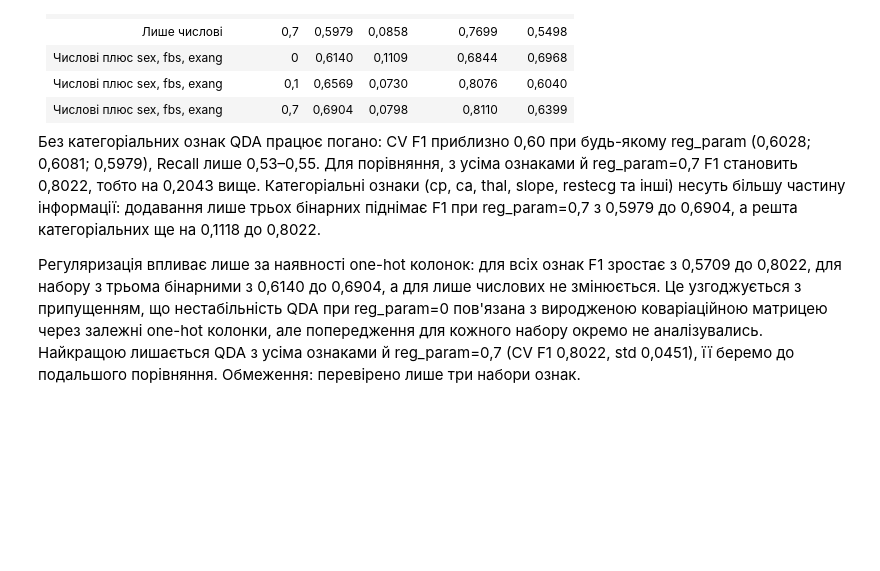
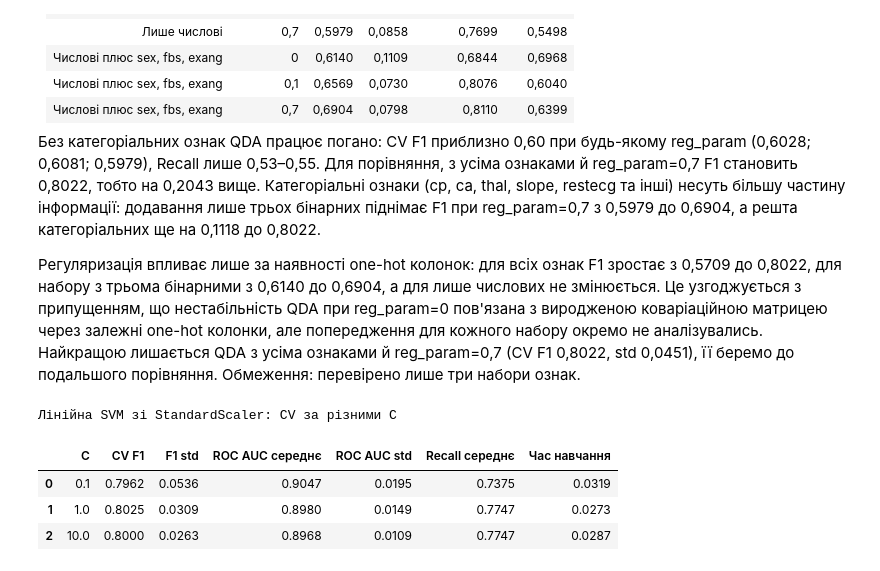
Before and after one commit to Anton-maxi/pattern-recognition-practice, a Jupyter notebook: classification-mini-project/notebooks/PR04_Zboryk_Anton.ipynb, the cells around one changed output. Cells and saved outputs as stored; diff of their text form; code cells hidden in the pictures; blank space fills up the shorter version.

```diff
--- a/classification-mini-project/notebooks/PR04_Zboryk_Anton.ipynb
+++ b/classification-mini-project/notebooks/PR04_Zboryk_Anton.ipynb
@@ -1023,3 +1023,42 @@ QDA: склад ознак і reg_param (CV)
 Без категоріальних ознак QDA працює погано: CV F1 приблизно 0,60 при будь-якому reg_param (0,6028; 0,6081; 0,5979), Recall лише 0,53–0,55. Для порівняння, з усіма ознаками й reg_param=0,7 F1 становить 0,8022, тобто на 0,2043 вище. Категоріальні ознаки (cp, ca, thal, slope, restecg та інші) несуть більшу частину інформації: додавання лише трьох бінарних піднімає F1 при reg_param=0,7 з 0,5979 до 0,6904, а решта категоріальних ще на 0,1118 до 0,8022.
 
 Регуляризація впливає лише за наявності one-hot колонок: для всіх ознак F1 зростає з 0,5709 до 0,8022, для набору з трьома бінарними з 0,6140 до 0,6904, а для лише числових не змінюється. Це узгоджується з припущенням, що нестабільність QDA при reg_param=0 пов'язана з виродженою коваріаційною матрицею через залежні one-hot колонки, але попередження для кожного набору окремо не аналізувались. Найкращою лишається QDA з усіма ознаками й reg_param=0,7 (CV F1 0,8022, std 0,0451), її беремо до подальшого порівняння. Обмеження: перевірено лише три набори ознак.
+# %%
+# Крок 16.1 (методичка): лінійна SVM зі StandardScaler, C = 0,1; 1; 10
+from sklearn.svm import SVC
+
+# Значення C для перевірки
+C_svc = [0.1, 1, 10]
+res_rows_svm_linear = []
+
+for elm_c in C_svc:
+    # Pipeline: препроцесор з усіма ознаками (зі StandardScaler) + лінійна SVM
+    SVC_model = Pipeline([
+        ("preprocessor", preprocessor),
+        ("classifier", SVC(kernel="linear", C=elm_c))
+    ])
+
+    # Крос-валідація на train з єдиною cv і набором метрик
+    crv_SVC = cross_validate(SVC_model, X_train, y_train, cv=cv, scoring=scoring)
+
+    # Середні значення метрик і час навчання для цього C
+    res_rows_svm_linear.append({
+        "C": elm_c,
+        "CV F1": crv_SVC["test_F1"].mean(),
+        "F1 std": crv_SVC["test_F1"].std(),
+        "ROC AUC середнє": crv_SVC["test_ROC_AUC"].mean(),
+        "ROC AUC std": crv_SVC["test_ROC_AUC"].std(),
+        "Recall середнє": crv_SVC["test_RECALL"].mean(),
+        "Час навчання": crv_SVC["fit_time"].mean()
+    })
+
+df_svm_linear = pd.DataFrame(res_rows_svm_linear)
+
+print("Лінійна SVM зі StandardScaler: CV за різними C")
+display(df_svm_linear.round(4))
+# %% [output]
+Лінійна SVM зі StandardScaler: CV за різними C
+|  | C | CV F1 | F1 std | ROC AUC середнє | ROC AUC std | Recall середнє | Час навчання |
+| 0 | 0.1 | 0.7962 | 0.0536 | 0.9047 | 0.0195 | 0.7375 | 0.0319 |
+| 1 | 1.0 | 0.8025 | 0.0309 | 0.8980 | 0.0149 | 0.7747 | 0.0273 |
+| 2 | 10.0 | 0.8000 | 0.0263 | 0.8968 | 0.0109 | 0.7747 | 0.0287 |
```
Also changed, not shown: parts of 10 cells of this notebook.
